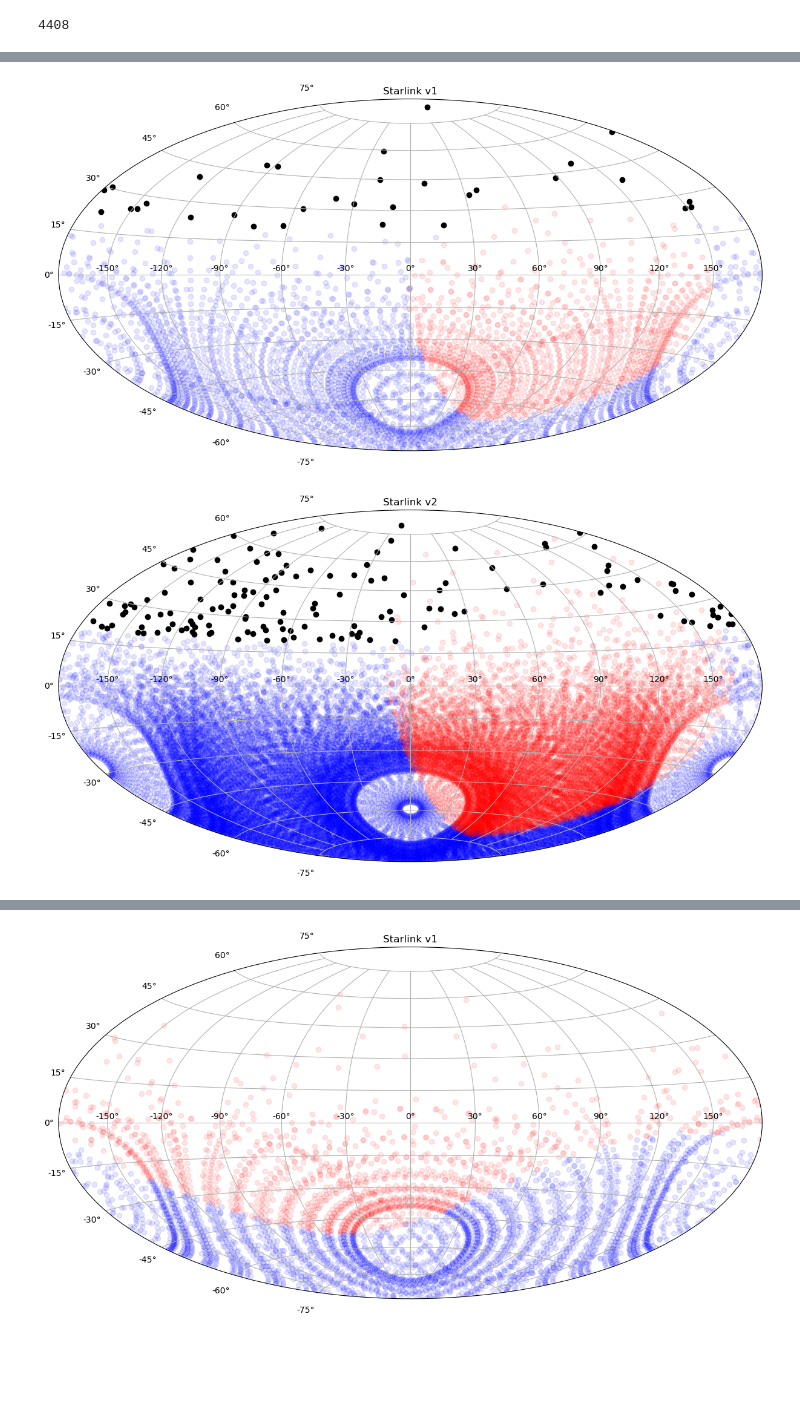
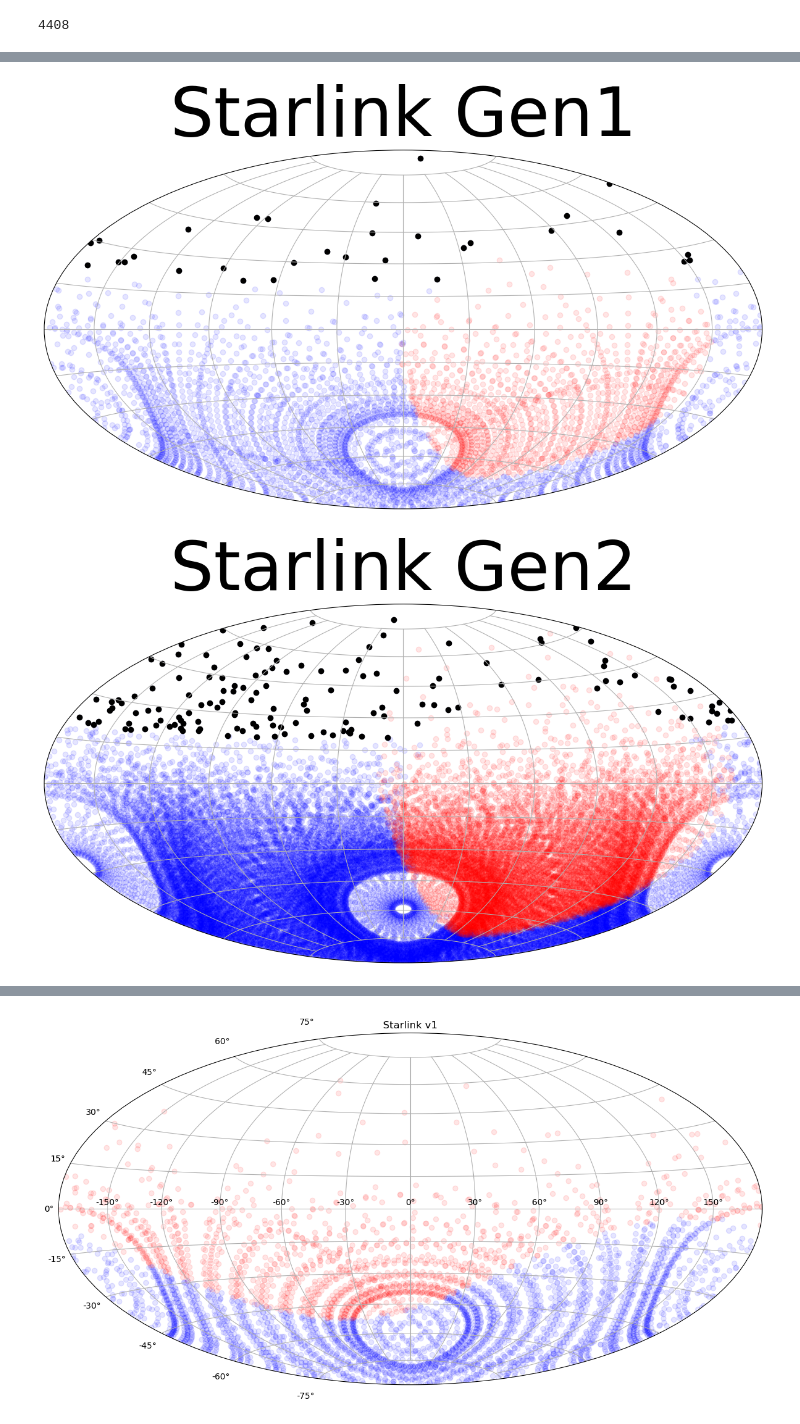
Before and after one commit to lsst-sims/satellite-dodging-ApJL, a Jupyter notebook: plots/constellation_examples.ipynb, the cells around one changed output, grey strips where cells are left out. Drawn from its saved outputs; the diff is of its cells as text; code cells hidden in the pictures; blank space fills up the shorter version.

Commit message:
fixed constellation plots

```diff
--- a/plots/constellation_examples.ipynb
+++ b/plots/constellation_examples.ipynb
@@ -56,32 +58,47 @@ constellations = {'Starlink v1': FullConst(starlink_tles_v1()),
 # %%
 #fig, ax = plt.subplots(projection="hammer")
 #ax.scatter(az.degrees, alt.degrees, facecolors='none', edgecolors='black', alpha=0.5)
 #ax.scatter(az.degrees[illum], alt.degrees[illum], facecolors='black', edgecolors=None, alpha=0.5)
 
 filenames={'Starlink v1': 'sats_slv1.pdf','Starlink v2':'sats_slv2.pdf', 'OneWeb':'sats_ow.pdf'}
 
 for name in ['Starlink v1','Starlink v2', 'OneWeb']:
 
     const = constellations[name]
 
     const.update_mjd(60218.004) # sun Alt of -18 degrees
 
     az_temp = const.azimuth_rad + 0
     over = np.where(az_temp > np.pi)
     az_temp[over] -= 2.*np.pi
 
     illum = np.where(const.illum == True)
     no_illum = np.where(const.illum == False)
 
     plt.figure(figsize=(15,15))
     plt.subplot(projection="hammer")
 
     plt.scatter(az_temp[illum], const.altitudes_rad[illum], facecolors='blue', alpha=0.1, rasterized=True)
     plt.scatter(az_temp[no_illum], const.altitudes_rad[no_illum], facecolors='red', edgecolors=None, alpha=0.1, rasterized=True)
     plt.scatter(az_temp[const.visible], const.altitudes_rad[const.visible], facecolors='black', edgecolors='black', rasterized=True)
-    plt.title(name)
+    if name=='Starlink v1':
+        plot_name='Starlink Gen1'
+    elif name=='Starlink v2':
+        plot_name='Starlink Gen2'
+    else:
+        plot_name='OneWeb'
+
+    plt.title(plot_name,fontsize=80)
+    plt.grid(True)
+    # plt.axis('off')
+    plt.xticks([-2.61799388, -2.0943951 , -1.57079633, -1.04719755, -0.52359878,
+        0.        ,  0.52359878,  1.04719755,  1.57079633,  2.0943951 ,
+        2.61799388],[])
+    plt.yticks([-1.30899694, -1.04719755, -0.78539816, -0.52359878, -0.26179939,
+        0.        ,  0.26179939,  0.52359878,  0.78539816,  1.04719755,
+        1.30899694],[])
     plt.grid(True)
     plt.savefig(filenames[name],bbox_inches='tight')
 # %% [output]
-[figure, old version]
+[figure, new version]
-[figure, old version]
+[figure, new version]
```
Also changed, not shown: parts of 4 cells of this notebook, 5 other files.
